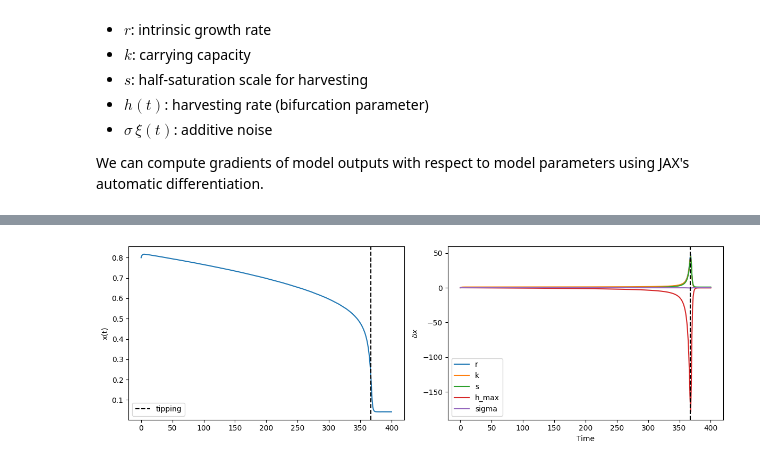
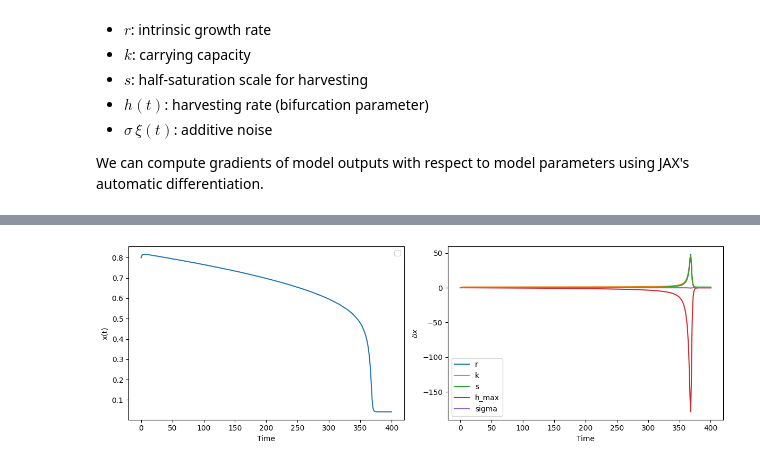
Before and after one commit to juannat7/tipbox, a Jupyter notebook: notebook/02_sensitivity_analysis.ipynb, the cells around one changed output, grey strips where cells are left out. Saved outputs shown, nothing was run; the diff lists cells and outputs as text; code cells hidden in the pictures.

```diff
--- a/notebook/02_sensitivity_analysis.ipynb
+++ b/notebook/02_sensitivity_analysis.ipynb
@@ -67,27 +66,26 @@ maxCacheSize: 2.67 GB
 # %%
 # Plot results
 import matplotlib.pyplot as plt
 from dataclasses import asdict
 
-fig, (ax1, ax2) = plt.subplots(1, 2, sharex=True, figsize=(12, 4))
+fig, (ax1, ax2) = plt.subplots(1, 2, figsize=(12, 4))
 
 # Subplot 1: tipping trajectory
 ax1.plot(traj[:, 0])
-ax1.axvline(trans_idx, color="k", linestyle="--", label="tipping")
+ax1.set_xlabel("Time")
 ax1.set_ylabel("x(t)")
 ax1.legend()
 
 # Subplot 2: sensitivities of dx/dt to selected parameters
 for key in ("r", "k", "s", "h_max", "sigma"):
     series = jnp.asarray(asdict(grad)[key][..., 0])
     ax2.plot(series, label=key)
 
-ax2.axvline(trans_idx, color="k", linestyle="--")
 ax2.set_xlabel("Time")
 ax2.set_ylabel(r"$\delta x$")
 ax2.legend()
 
 plt.tight_layout()
 plt.show()
 # %% [output]
-[figure, old version]
+[figure, new version]
```
Also changed, not shown: parts of 1 cell of this notebook, 7 other files.
